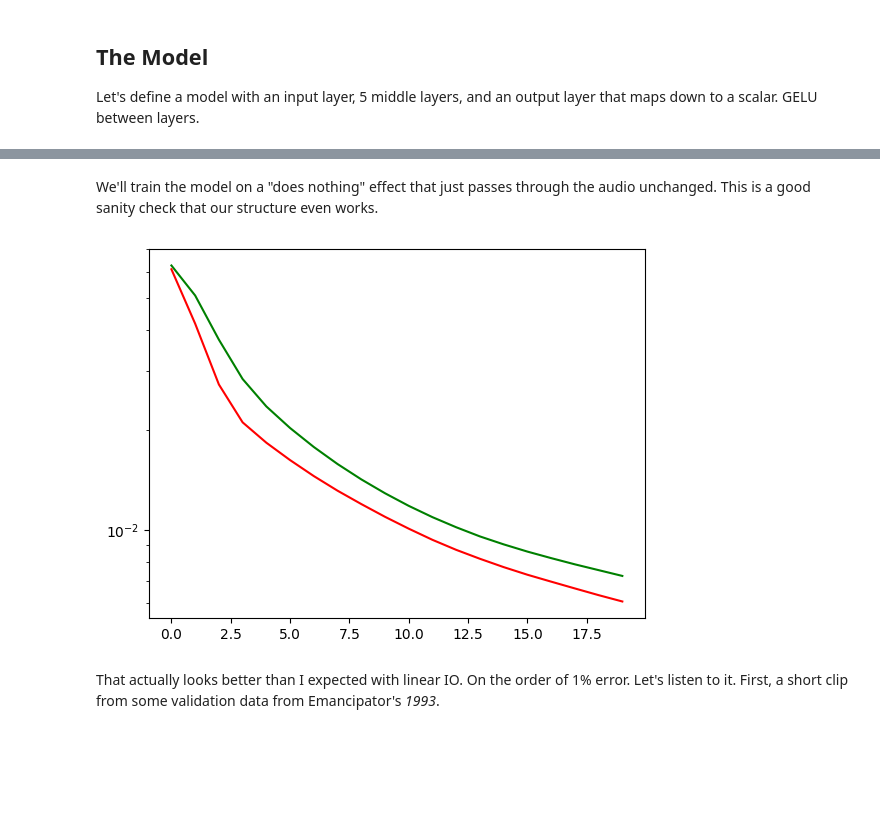
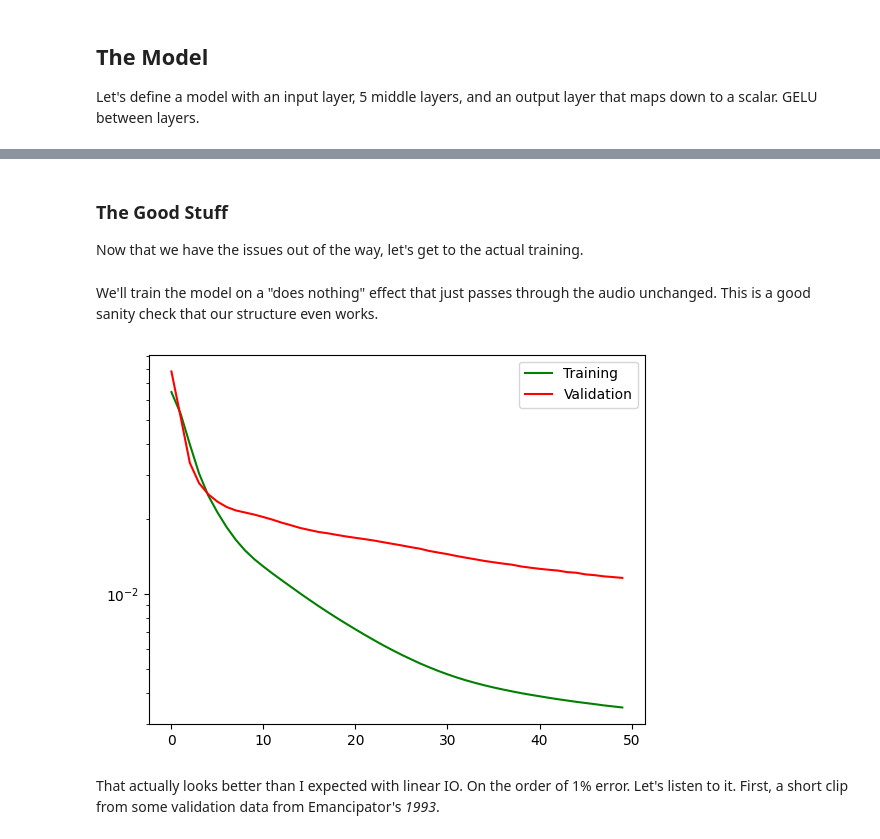
Before and after one commit to wyager/audiofx, a Jupyter notebook: audiofx.ipynb, the cells around one changed output, grey strips where cells are left out. Cells and saved outputs as stored; diff of their text form; code cells hidden in the pictures; blank space fills up the shorter version.

```diff
--- a/audiofx.ipynb
+++ b/audiofx.ipynb
@@ -166,9 +166,8 @@ def generate_slices_from_pairs(
             slice_idx += 1
 
     # Trim arrays if some pairs were skipped
-    if slice_idx < total_slices:
-        input_features = input_features[:slice_idx]
-        target_outputs = target_outputs[:slice_idx]
+    input_features = input_features[:slice_idx]
+    target_outputs = target_outputs[:slice_idx]
     print(f"Generated {slice_idx} slices from {len(audio_pairs)} audio pairs")
     return input_features, target_outputs
 # %% [markdown]
@@ -239,3 +265,17 @@ I imagine some of the "norm" operations I sometimes hear about are used to addre
+# %%
+def add_feedback_noise(examples : Tuple[np.ndarray, np.ndarray]) -> Tuple[np.ndarray, np.ndarray]:
+    """
+    Add some noise to the "previous output" buffer to simulate error on the part of the network during inference.
+    This avoids the creation of unstable feedback loops.
+    """
+    (inputs, outputs) = examples
+    inputs = inputs.copy()
+    inputs[:,context_window:] += np.random.randn(inputs.shape[0], context_window - 1) / 10.0
+    return (inputs, outputs)
+# %% [markdown]
+### The Good Stuff
+
+Now that we have the issues out of the way, let's get to the actual training.
 # %%
 # This was revealed to me in a dream
 batch_size = 1024*16
@@ -336,8 +376,9 @@ def train(examples : Tuple[np.ndarray, np.ndarray], epoch_count : int = 100, los
 
         # Update the loss graph
         clear_output(wait=True)
-        plt.plot(training_losses, 'g')
-        plt.plot(validation_losses, 'r')
+        plt.plot(training_losses, 'g', label = 'Training')
+        plt.plot(validation_losses, 'r', label = 'Validation')
+        plt.legend()
         plt.yscale('log')
         plt.show()
 
@@ -347,18 +388,22 @@ def train(examples : Tuple[np.ndarray, np.ndarray], epoch_count : int = 100, los
 # %% [markdown]
 We'll train the model on a "does nothing" effect that just passes through the audio unchanged. This is a good sanity check that our structure even works.
 # %%
+# For long-duration effects like reverbs, delays, or slow LFOs, we would need a longer window
 context_window = 128
+# Any given song should have millions of samples, so taking 128*8*1024 = ~1M samples
+# from each song should give us lots of diverse example inputs.
 slices_per_pair = 1024*8
 
 # Do nothing to the audio.
 # For now we're just learning how to pass audio through unchanged
 passthru_data = generate_slices_from_pairs([(dry, dry) for dry in dry_audio],
                                            context_window,
                                            slices_per_pair)
 
-clean_model = train(passthru_data, epoch_count = 50)
+# Note that I'm adding noise here to avoid the model developing unstable feedback cycles
+clean_model = train(add_feedback_noise(passthru_data), epoch_count = 50)
 # %% [output]
-[figure, old version]
+[figure, new version]
 # %% [markdown]
 That actually looks better than I expected with linear IO. On the order of 1% error. Let's listen to it. First, a short clip from some validation data from Emancipator's *1993*.
 # %%
```
Also changed, not shown: parts of 35 cells of this notebook.
